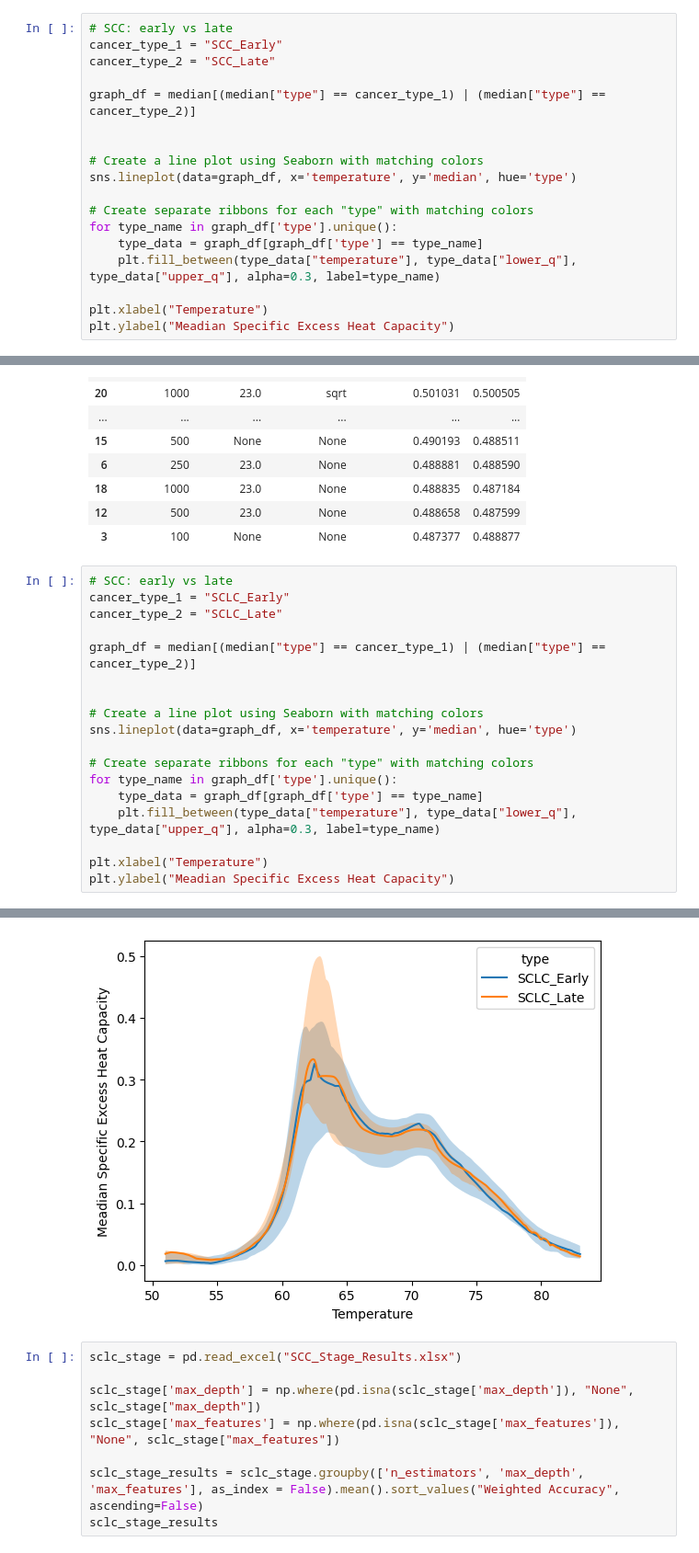
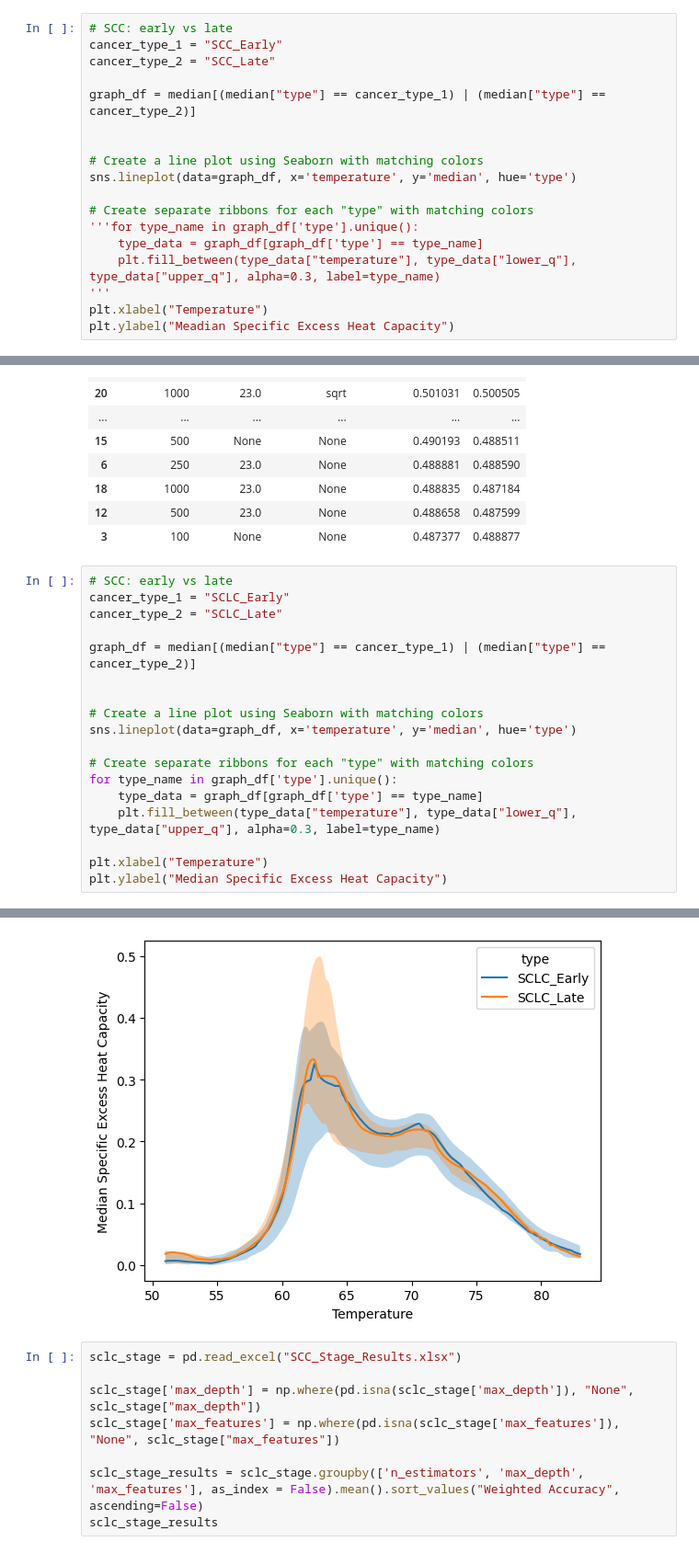
Before and after one commit to ave-bell/Clinical_TLB_2023-2024, a Jupyter notebook: weekly_jupyter_nbs/Stage_Results_and_Visualization.ipynb, the cells around one changed output, grey strips where cells are left out. Shown: that part at 92% size. Saved outputs shown, nothing was run; the diff lists cells and outputs as text.

```diff
--- a/weekly_jupyter_nbs/Stage_Results_and_Visualization.ipynb
+++ b/weekly_jupyter_nbs/Stage_Results_and_Visualization.ipynb
@@ -88,10 +88,10 @@ graph_df = median[(median["type"] == cancer_type_1) | (median["type"] == cancer_
 sns.lineplot(data=graph_df, x='temperature', y='median', hue='type')
 
 # Create separate ribbons for each "type" with matching colors
-for type_name in graph_df['type'].unique():
+'''for type_name in graph_df['type'].unique():
     type_data = graph_df[graph_df['type'] == type_name]
     plt.fill_between(type_data["temperature"], type_data["lower_q"], type_data["upper_q"], alpha=0.3, label=type_name)
-
+'''
 plt.xlabel("Temperature")
 plt.ylabel("Meadian Specific Excess Heat Capacity")
 # %% [output]
@@ -140,5 +140,5 @@ for type_name in graph_df['type'].unique():
     plt.fill_between(type_data["temperature"], type_data["lower_q"], type_data["upper_q"], alpha=0.3, label=type_name)
 
 plt.xlabel("Temperature")
-plt.ylabel("Meadian Specific Excess Heat Capacity")
+plt.ylabel("Median Specific Excess Heat Capacity")
 # %% [output]
@@ -146,4 +146,4 @@ Text(0, 0.5, 'Meadian Specific Excess Heat Capacity')
-[figure, old version]
+[figure, new version]
 # %%
 sclc_stage = pd.read_excel("SCC_Stage_Results.xlsx")
 
```
Also changed, not shown: parts of 4 cells of this notebook, 14 other files.
